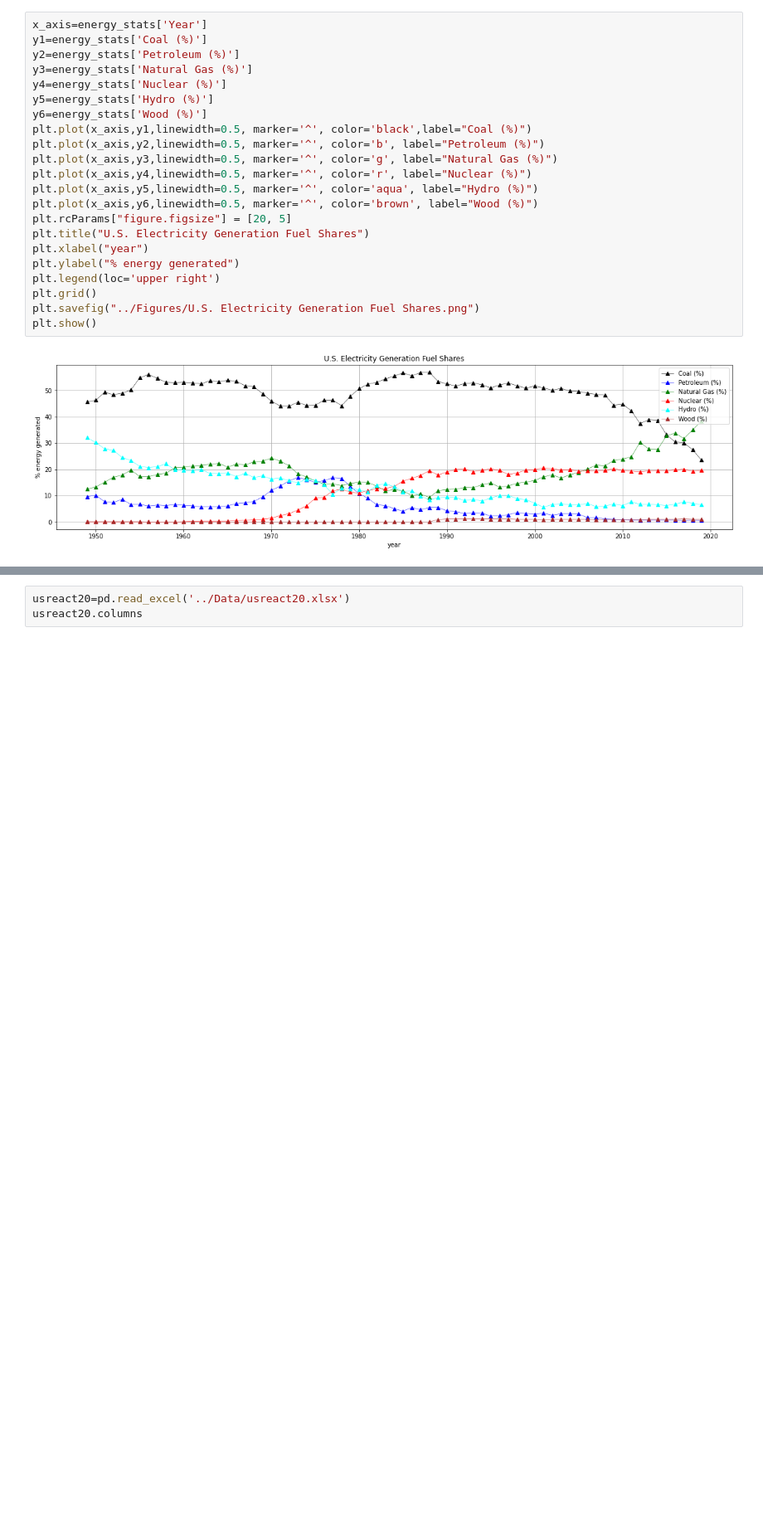
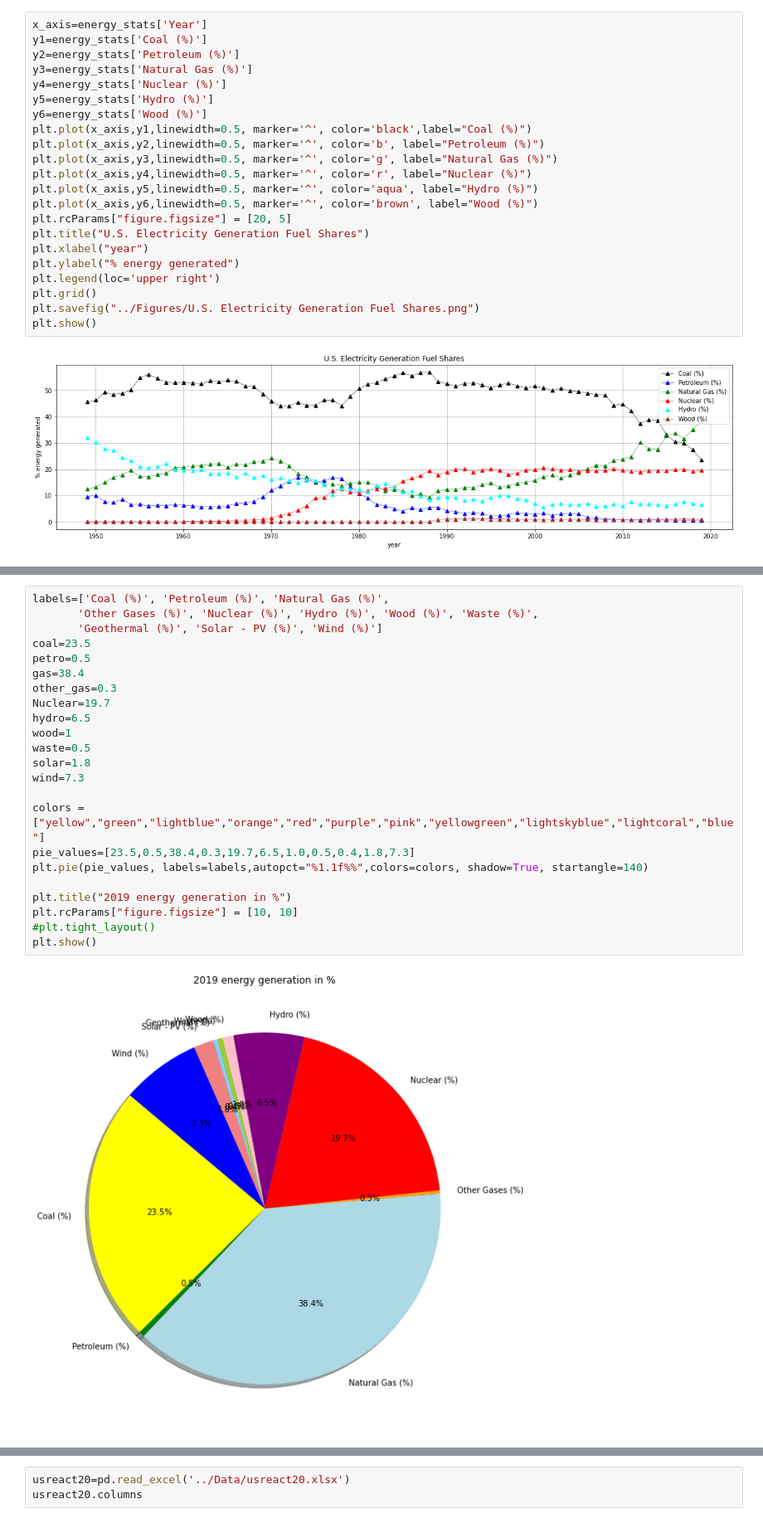
Before and after one commit to jhillner/Group-Project-1, a Jupyter notebook: Code/energy_statistics.ipynb, the cells around one changed output, grey strips where cells are left out. Shown at 83% size. Cells and saved outputs as stored; diff of their text form; blank space fills up the shorter version.

Commit message:
pie charts

```diff
--- a/Code/energy_statistics.ipynb
+++ b/Code/energy_statistics.ipynb
@@ -96,0 +107,25 @@ plt.show()
+# %%
+labels=['Coal (%)', 'Petroleum (%)', 'Natural Gas (%)',
+       'Other Gases (%)', 'Nuclear (%)', 'Hydro (%)', 'Wood (%)', 'Waste (%)',
+       'Geothermal (%)', 'Solar - PV (%)', 'Wind (%)']
+coal=23.5
+petro=0.5
+gas=38.4
+other_gas=0.3
+Nuclear=19.7
+hydro=6.5
+wood=1
+waste=0.5
+solar=1.8
+wind=7.3
+
+colors = ["yellow","green","lightblue","orange","red","purple","pink","yellowgreen","lightskyblue","lightcoral","blue"]
+pie_values=[23.5,0.5,38.4,0.3,19.7,6.5,1.0,0.5,0.4,1.8,7.3]
+plt.pie(pie_values, labels=labels,autopct="%1.1f%%",colors=colors, shadow=True, startangle=140)
+
+plt.title("2019 energy generation in %")
+plt.rcParams["figure.figsize"] = [10, 10]
+#plt.tight_layout()
+plt.show()
+# %% [output]
+[figure, added]
```
Also changed, not shown: parts of 6 cells of this notebook, 2 other files.
